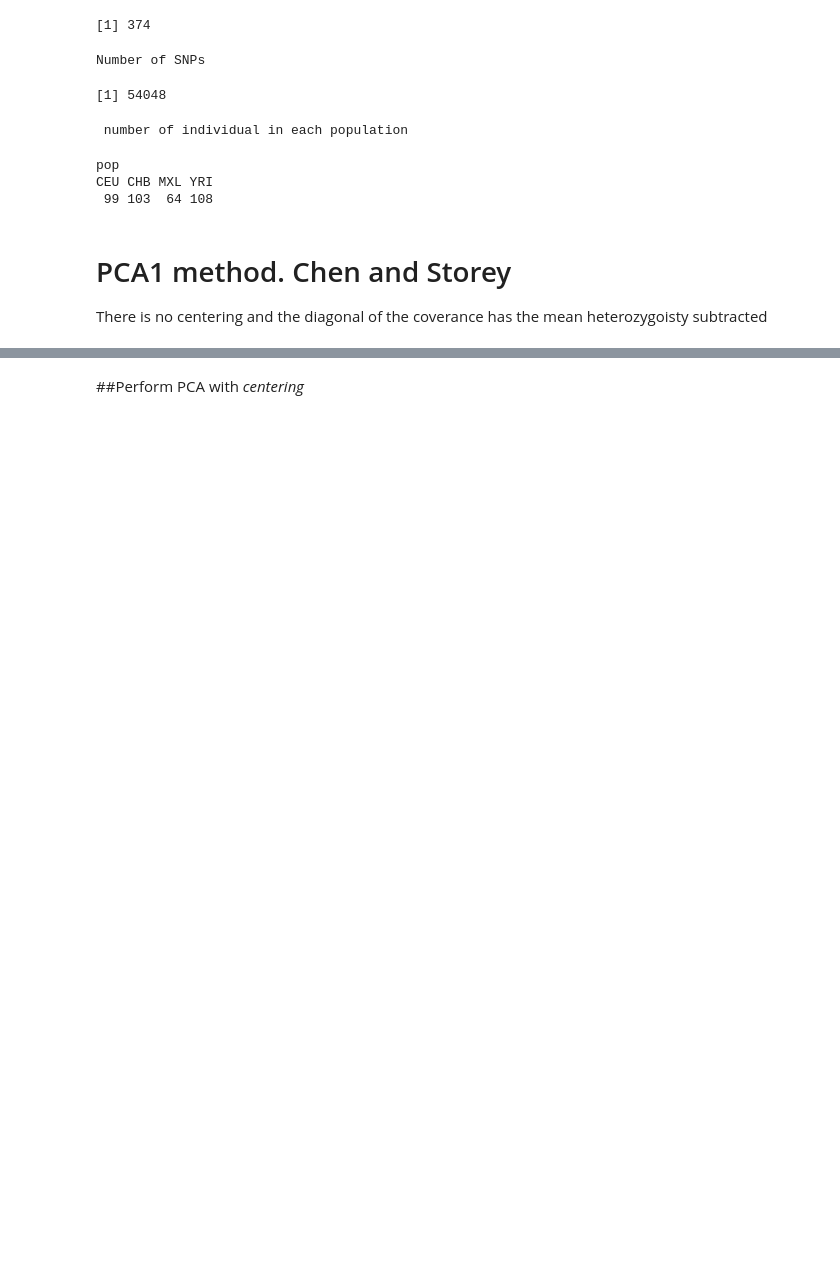
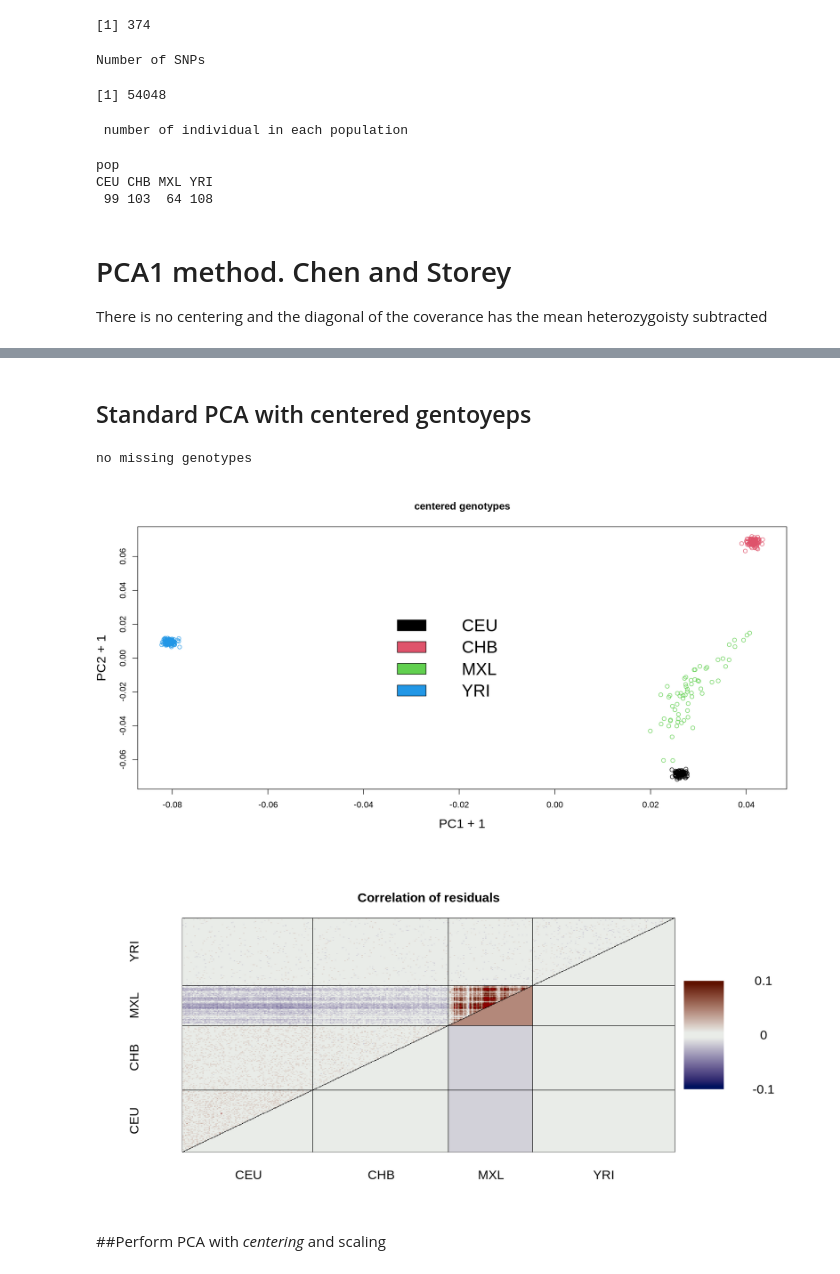
Before and after one commit to popgenDK/evalPopStructure, a Jupyter notebook: evalPCA.ipynb, the cells around one changed output, grey strips where cells are left out. Saved outputs shown, nothing was run; the diff lists cells and outputs as text; code cells hidden in the pictures; blank space fills up the shorter version.

```diff
--- a/evalPCA.ipynb
+++ b/evalPCA.ipynb
@@ -75,2 +65,17 @@ legend("center",fill=1:4,levels(pop),cex=2,bty="n")
+# %% [markdown]
+## Standard PCA with centered gentoyeps
+# %%
+
+ pca2 <-  makePCA(g,method="standard",center=TRUE,scale=FALSE)
+ plot(pca2$vectors[,1:2],col=pop,xlab="PC1 + 1",ylab="PC2 + 1",cex.lab=1.5,main="centered genotypes")
+ legend("center",fill=1:4,levels(pop),cex=2,bty="n")
+
+
+ res2 <- evalPCA(pca2,k=2)
+ plotCorRes(res2$corres, pop,max=0.1)
+# %% [output]
+no missing genotypes
+[figure, added]
+[figure, added]
 # %% [markdown]
-##Perform PCA with *centering*
+##Perform PCA with *centering* and scaling
```
Also changed, not shown: parts of 13 cells of this notebook.
